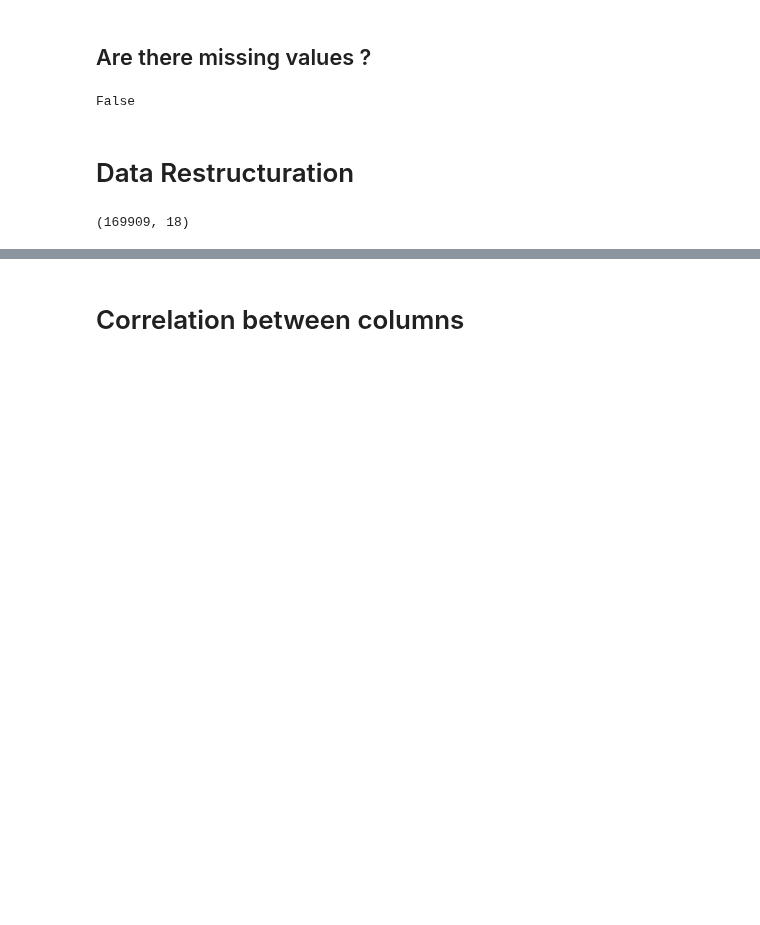
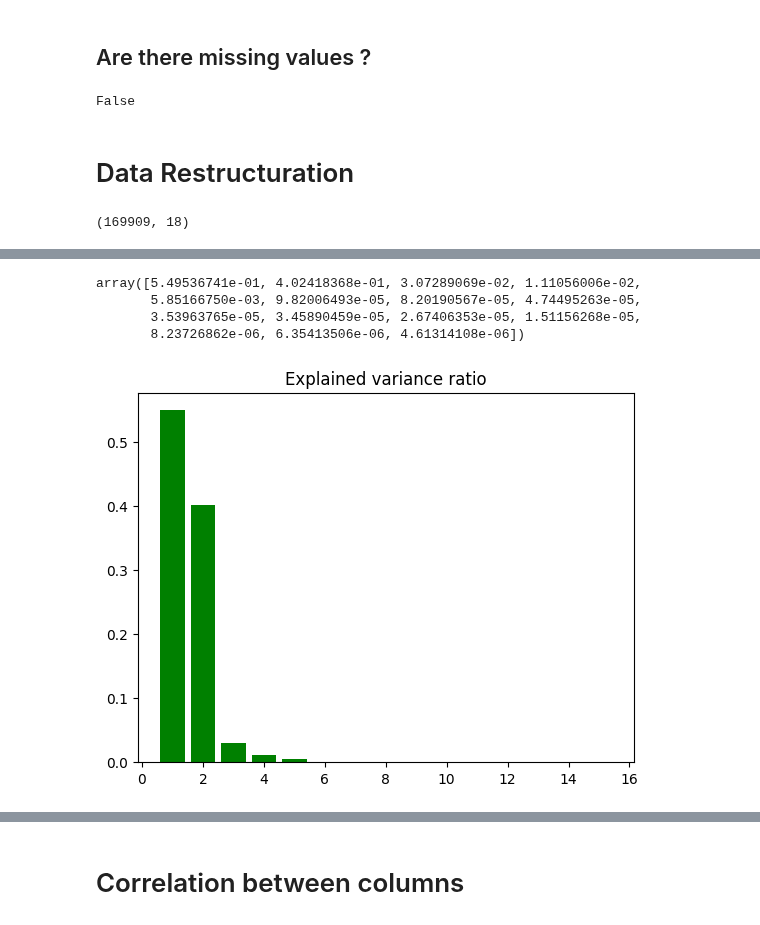
Before and after one commit to Manuela-AYO/DAProject2022, a Jupyter notebook: spotifyAnalysis.ipynb, the cells around one changed output, grey strips where cells are left out. Saved outputs shown, nothing was run; the diff lists cells and outputs as text; code cells hidden in the pictures; blank space fills up the shorter version.

```diff
--- a/spotifyAnalysis.ipynb
+++ b/spotifyAnalysis.ipynb
@@ -78,0 +99,13 @@ new_df.shape
+# %%
+# remove unnecessary data
+pca_df = new_df.drop(columns=["name", "artists", "id"])
+
+# apply the log on duration_ms
+pca_df["duration_ms"] = pca_df["duration_ms"].apply(np.log)
+
+# centered data
+pca_df = pca_df - pca_df.mean()
+
+# perform PCA
+pca = PCA()
+pca_model = pca.fit_transform(pca_df)
@@ -78,0 +147,20 @@ new_df.shape
+# %%
+# part of the variance explained by each component
+pca.explained_variance_ratio_
+# %% [output]
+array([5.49536741e-01, 4.02418368e-01, 3.07289069e-02, 1.11056006e-02,
+       5.85166750e-03, 9.82006493e-05, 8.20190567e-05, 4.74495263e-05,
+       3.53963765e-05, 3.45890459e-05, 2.67406353e-05, 1.51156268e-05,
+       8.23726862e-06, 6.35413506e-06, 4.61314108e-06])
+# %%
+# explained variance ratio
+
+# get the number of singular values which is equal to the number of components
+nb_sing_values = len(pca.singular_values_)
+
+# plot a bar chart of the explained variance
+plt.title("Explained variance ratio")
+plt.bar(x = range(1, nb_sing_values+1), height=pca.explained_variance_ratio_, color="g")
+plt.show()
+# %% [output]
+[figure, added]
```
Also changed, not shown: parts of 23 cells of this notebook.
